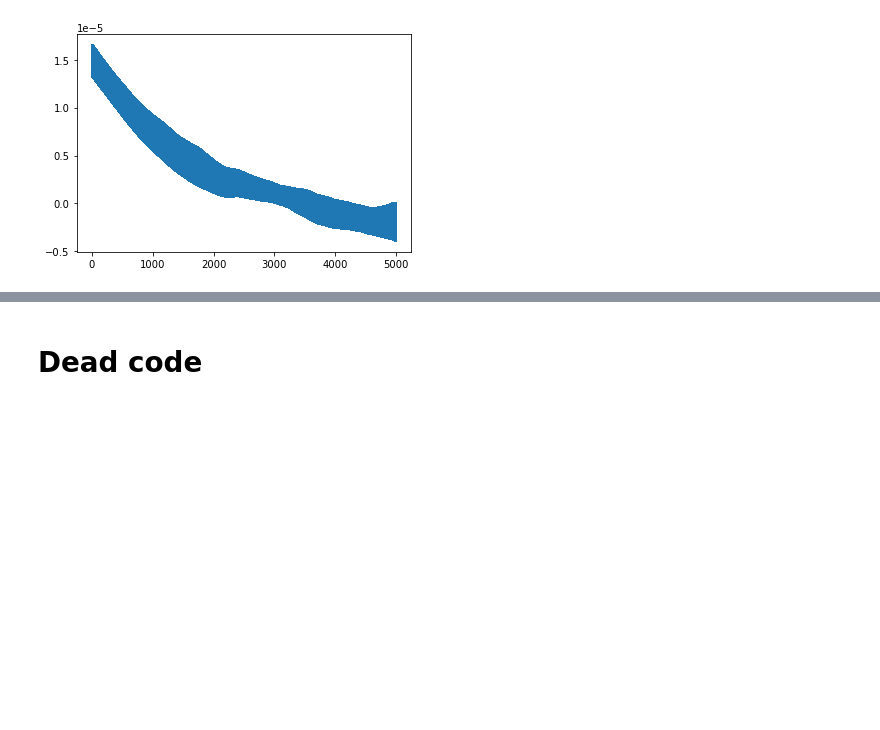
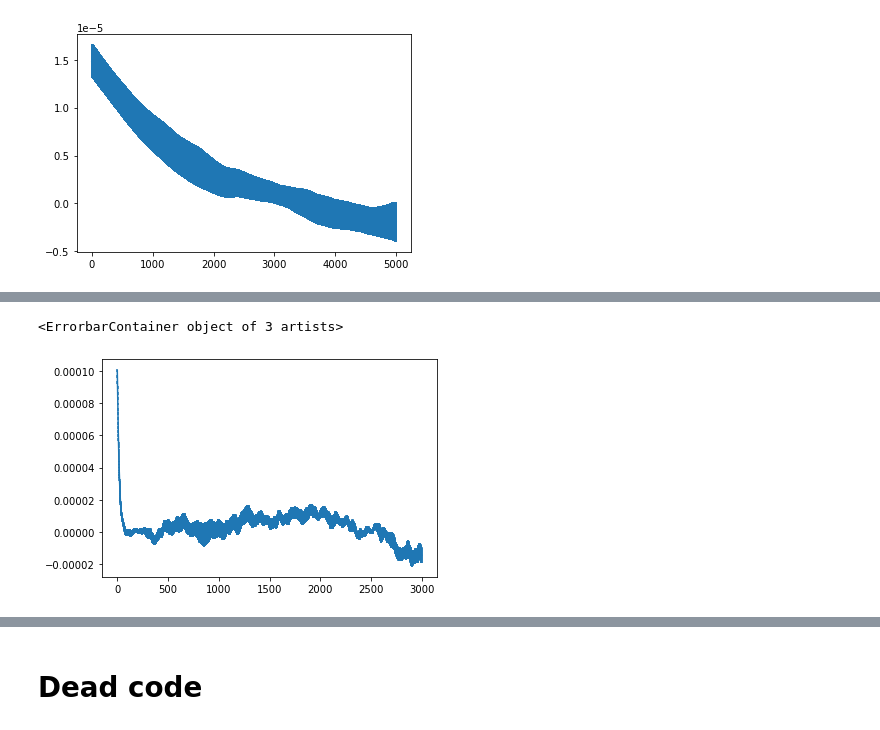
Before and after one commit to jannisgebbo/langevinA, a Jupyter notebook: jupyter_notebooks/ModelG_spectral_function.ipynb, the cells around one changed output, grey strips where cells are left out. Cells and saved outputs as stored; diff of their text form; code cells hidden in the pictures; blank space fills up the shorter version.

```diff
--- a/jupyter_notebooks/ModelG_spectral_function.ipynb
+++ b/jupyter_notebooks/ModelG_spectral_function.ipynb
@@ -136,0 +150,5 @@ plt.errorbar(data3.OtOttpSpecFunc_oms["A"], data3.OtOttpSpecFunc_mean["A"], data
+# %%
+plt.errorbar(data3.OtOttp_time["phi0"], data3.OtOttp_mean["phi0"],data3.OtOttp_err["phi0"])
+# %% [output]
+<ErrorbarContainer object of 3 artists>
+[figure, added]
```
Also changed, not shown: parts of 22 cells of this notebook, 1 other file.
